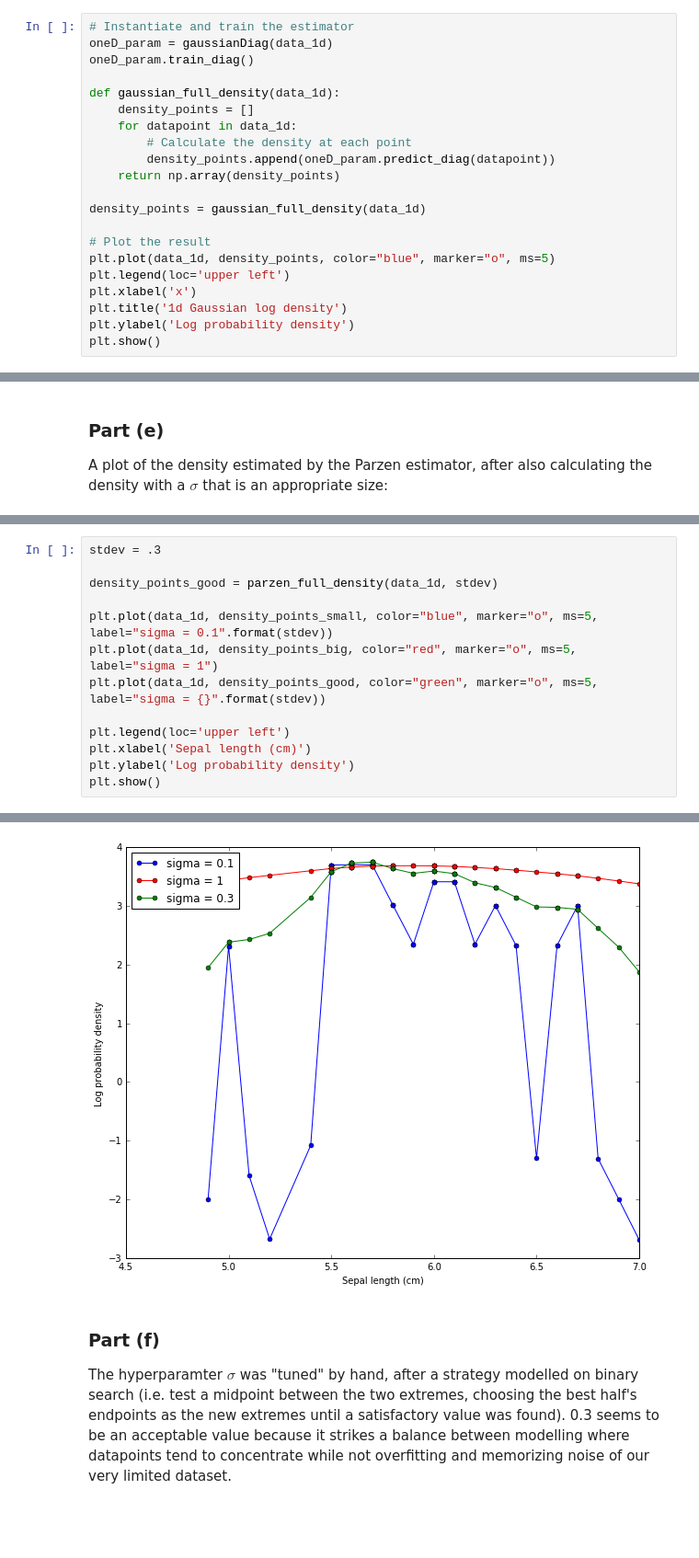
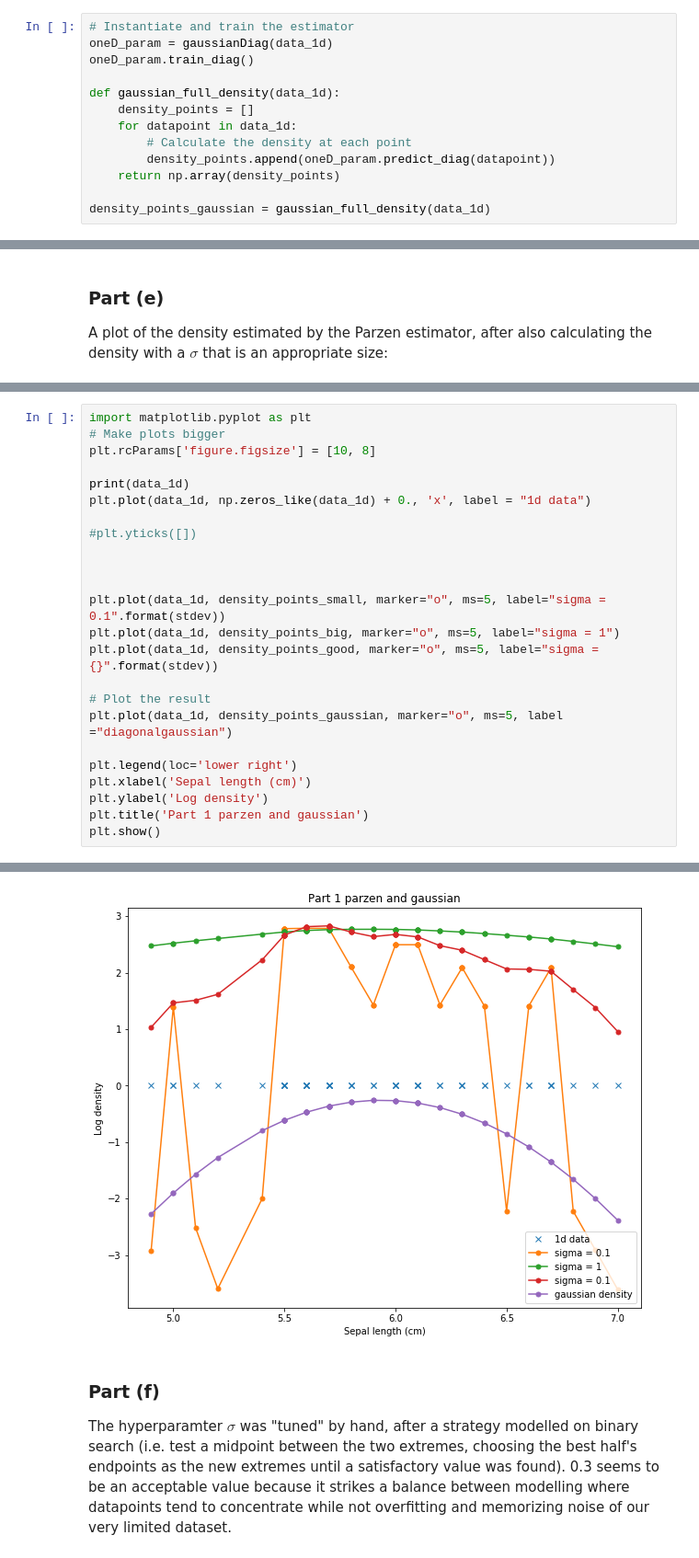
Before and after one commit to violetguos/ift6390, a Jupyter notebook: 4. Practical Part - Density Estimation.ipynb, the cells around one changed output, grey strips where cells are left out. Shown at 92% size. Saved outputs shown, nothing was run; the diff lists cells and outputs as text; blank space fills up the shorter version.

Commit message:
aggregate plot part1 gaussian, change some colors

```diff
--- a/4. Practical Part - Density Estimation.ipynb
+++ b/4. Practical Part - Density Estimation.ipynb
@@ -182,12 +165,4 @@ def gaussian_full_density(data_1d):
         density_points.append(oneD_param.predict_diag(datapoint))
     return np.array(density_points)
 
-density_points = gaussian_full_density(data_1d)
-
-# Plot the result
-plt.plot(data_1d, density_points, color="blue", marker="o", ms=5)
-plt.legend(loc='upper left')
-plt.xlabel('x')
-plt.title('1d Gaussian log density')
-plt.ylabel('Log probability density')
-plt.show()
+density_points_gaussian = gaussian_full_density(data_1d)
@@ -235,14 +211,25 @@ A plot of the density estimated by the Parzen estimator, after also calculating
 # %%
-stdev = .3
+import matplotlib.pyplot as plt
+# Make plots bigger
+plt.rcParams['figure.figsize'] = [10, 8]
 
-density_points_good = parzen_full_density(data_1d, stdev)
+print(data_1d)
+plt.plot(data_1d, np.zeros_like(data_1d) + 0., 'x', label = "1d data")
 
-plt.plot(data_1d, density_points_small, color="blue", marker="o", ms=5, label="sigma = 0.1".format(stdev))
-plt.plot(data_1d, density_points_big, color="red", marker="o", ms=5, label="sigma = 1")
-plt.plot(data_1d, density_points_good, color="green", marker="o", ms=5, label="sigma = {}".format(stdev))
+#plt.yticks([])
 
-plt.legend(loc='upper left')
+
+
+plt.plot(data_1d, density_points_small, marker="o", ms=5, label="sigma = 0.1".format(stdev))
+plt.plot(data_1d, density_points_big, marker="o", ms=5, label="sigma = 1")
+plt.plot(data_1d, density_points_good, marker="o", ms=5, label="sigma = {}".format(stdev))
+
+# Plot the result
+plt.plot(data_1d, density_points_gaussian, marker="o", ms=5, label ="diagonalgaussian")
+
+plt.legend(loc='lower right')
 plt.xlabel('Sepal length (cm)')
-plt.ylabel('Log probability density')
+plt.ylabel('Log density')
+plt.title('Part 1 parzen and gaussian')
 plt.show()
 # %% [output]
@@ -249,4 +239,4 @@ plt.show()
-[figure, old version]
+[figure, new version]
 # %% [markdown]
 ### Part (f)
 
```
Also changed, not shown: parts of 10 cells of this notebook.
